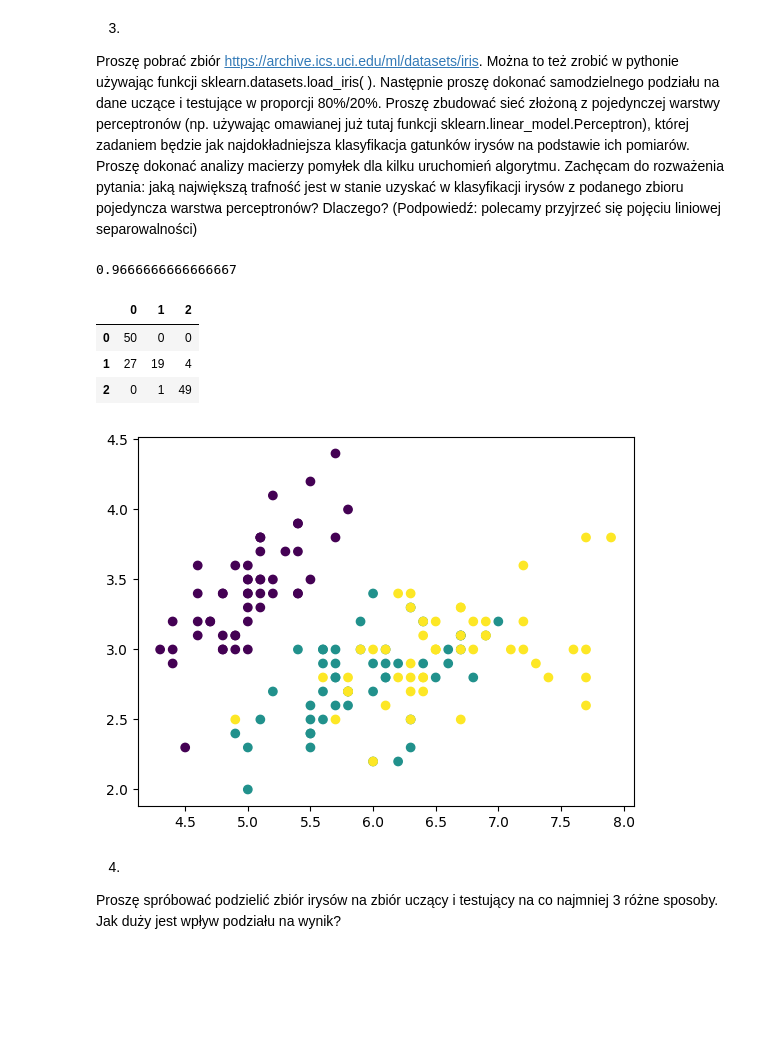
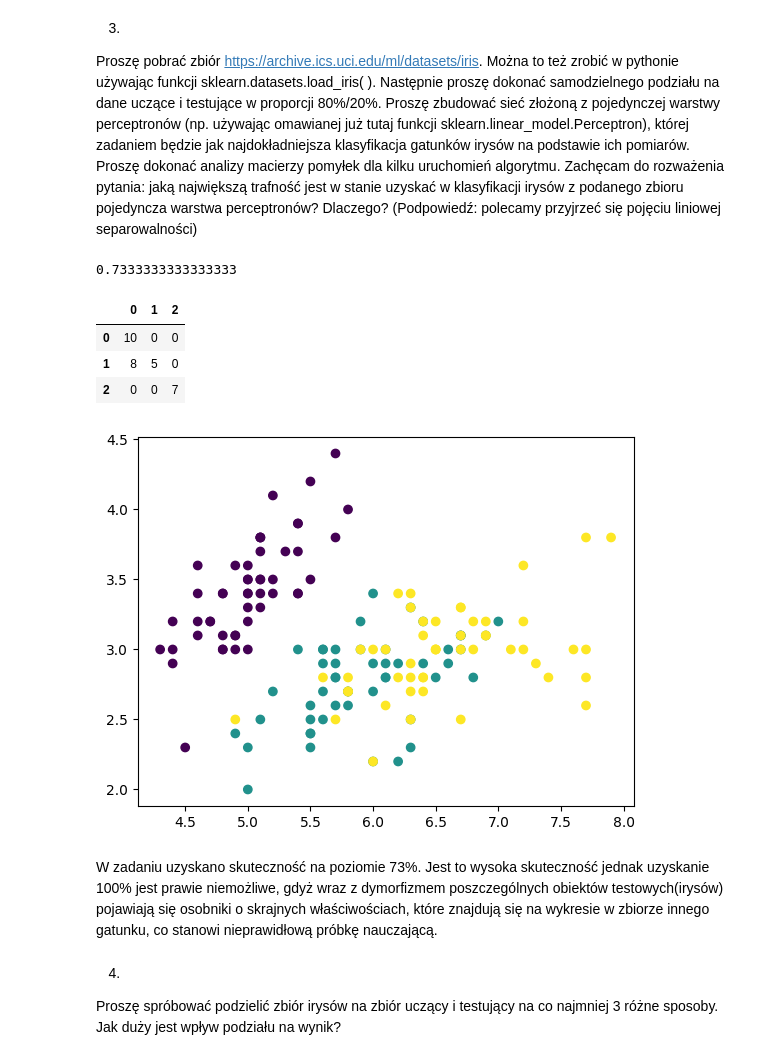
Before and after one commit to MichaelAngeloTheFirst/MIO, a Jupyter notebook: lab1/lab1.ipynb, the cells around one changed output. Cells and saved outputs as stored; diff of their text form; code cells hidden in the pictures; blank space fills up the shorter version.

```diff
--- a/lab1/lab1.ipynb
+++ b/lab1/lab1.ipynb
@@ -254,28 +254,25 @@ Dlaczego? (Podpowiedź: polecamy przyjrzeć się pojęciu liniowej separowalnoś
 # %%
 from sklearn.datasets import load_iris
 from IPython.display import display
+from sklearn.model_selection import train_test_split
+
 
 
 x,y = load_iris(return_X_y= True)
-learnSize = int(len(x)*0.8)
-learnData = x[:learnSize]
-learnLabel = y[:learnSize]
-# learnY = np.concatenate((np.zeros((40,)) , np.array([1]*40), np.array([2]*40)))
+x_train, x_test, y_train, y_test = train_test_split(x, y, test_size=0.2, shuffle=True, random_state=10)
 
-testData = x[learnSize:]
-testLabel = y[learnSize:]
 neuron = Perceptron(tol =1e-3,max_iter=100)
-neuron.fit(learnData,learnLabel)
-print(neuron.score(testData, testLabel))
-display(pd.DataFrame(confusion_matrix(y,neuron.predict(x))))
+neuron.fit(x_train, y_train)
+print(neuron.score(x_test, y_test))
+display(pd.DataFrame(confusion_matrix(y_test,neuron.predict(x_test))))
 
 
 plt.scatter(x[:,0], x[:,1], c=y)
 plt.show()
 # %% [output]
-0.9666666666666667
+0.7333333333333333
 |  | 0 | 1 | 2 |
-| 0 | 50 | 0 | 0 |
-| 1 | 27 | 19 | 4 |
-| 2 | 0 | 1 | 49 |
+| 0 | 10 | 0 | 0 |
+| 1 | 8 | 5 | 0 |
+| 2 | 0 | 0 | 7 |
 [figure]
@@ -285,3 +279,6 @@ które znajdują się na wykresie w zbiorze innego gatunku, co stanowi nieprawid
+# %% [markdown]
+W zadaniu uzyskano skuteczność na poziomie 73%. Jest to wysoka skuteczność jednak uzyskanie 100% jest prawie niemożliwe, gdyż wraz z dymorfizmem poszczególnych obiektów testowych(irysów) pojawiają się osobniki o skrajnych właściwościach,
+które znajdują się na wykresie w zbiorze innego gatunku, co stanowi nieprawidłową próbkę nauczającą.
 # %% [markdown]
 4)
 
```
Also changed, not shown: parts of 5 cells of this notebook, 1 other file.
